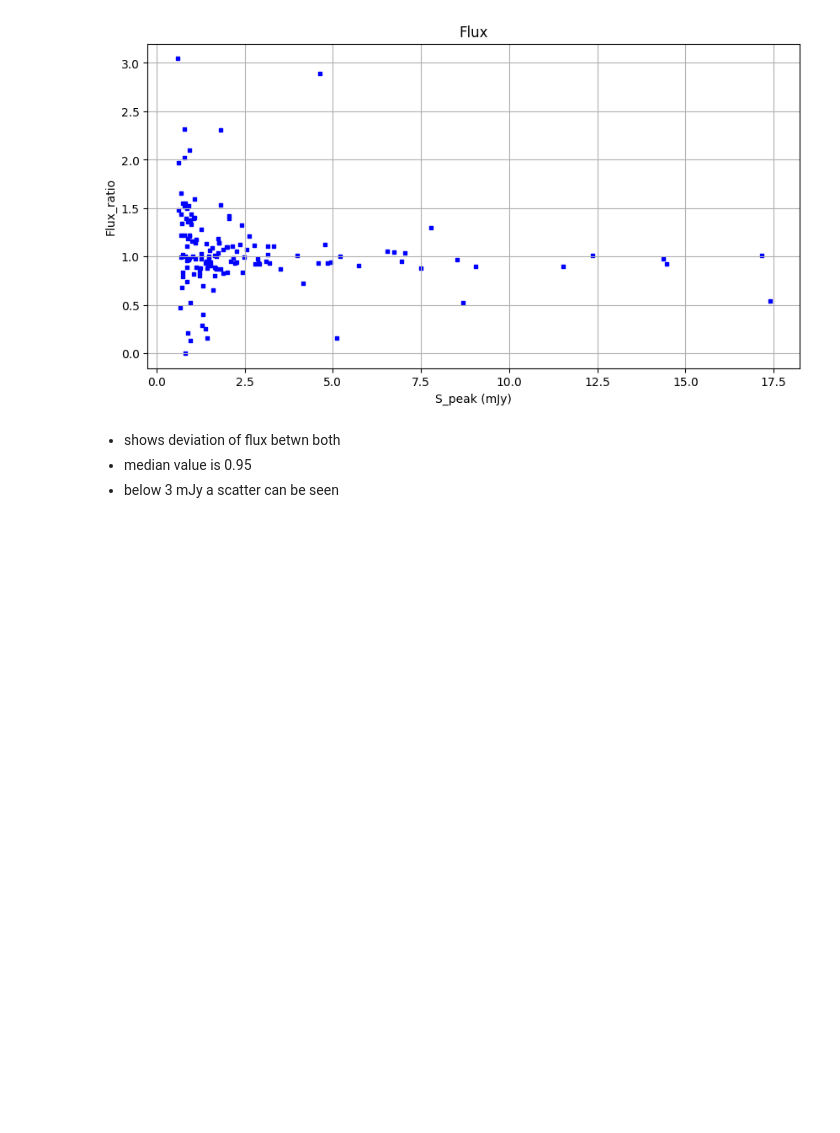
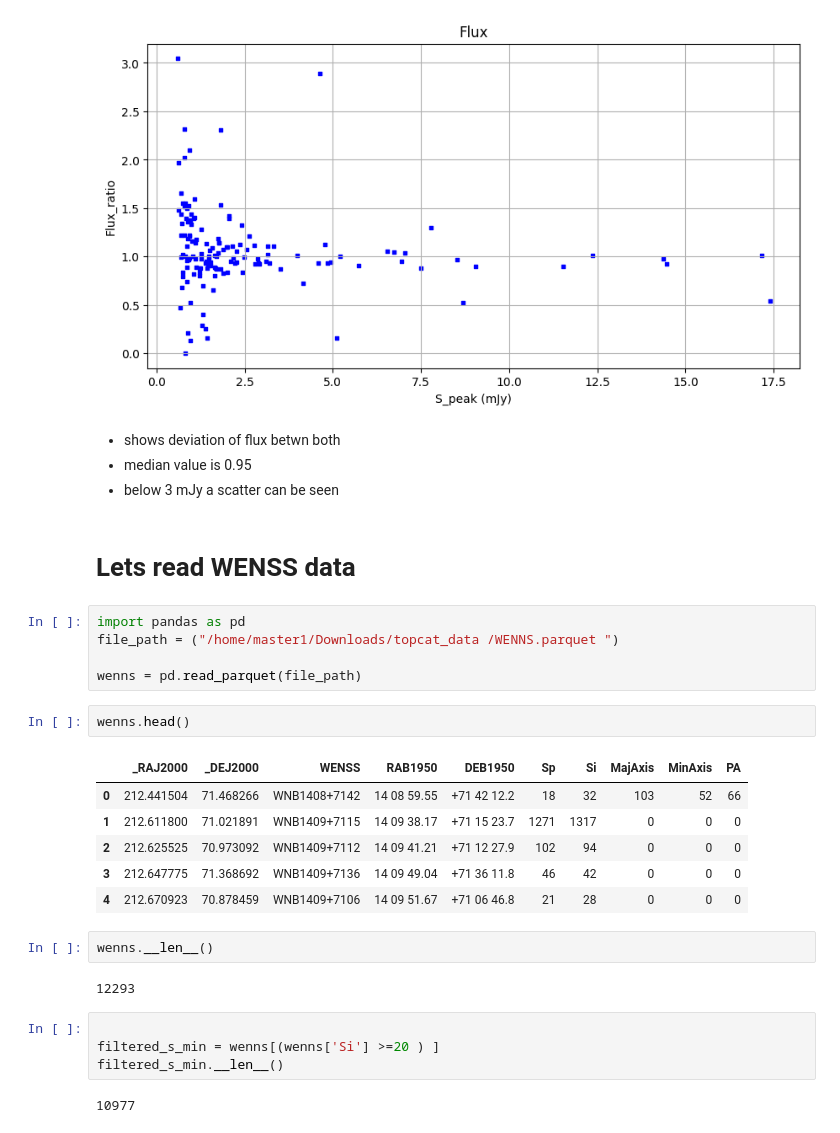
Before and after one commit to Darkandpure/Data-mining-for-transients-, a Jupyter notebook: Data_read.ipynb, the cells around one changed output. Drawn from its saved outputs; the diff is of its cells as text; blank space fills up the shorter version.

```diff
--- a/Data_read.ipynb
+++ b/Data_read.ipynb
@@ -261,3 +256,29 @@ plt.show()
 - shows deviation of flux betwn both
  - median value is 0.95
  - below 3 mJy a scatter can be seen
+# %% [markdown]
+# Lets read WENSS data
+# %%
+import pandas as pd
+file_path = ("/home/master1/Downloads/topcat_data /WENNS.parquet ")
+
+wenns = pd.read_parquet(file_path)
+# %%
+wenns.head()
+# %% [output]
+|  | _RAJ2000 | _DEJ2000 | WENSS | RAB1950 | DEB1950 | Sp | Si | MajAxis | MinAxis | PA |
+| 0 | 212.441504 | 71.468266 | WNB1408+7142 | 14 08 59.55 | +71 42 12.2 | 18 | 32 | 103 | 52 | 66 |
+| 1 | 212.611800 | 71.021891 | WNB1409+7115 | 14 09 38.17 | +71 15 23.7 | 1271 | 1317 | 0 | 0 | 0 |
+| 2 | 212.625525 | 70.973092 | WNB1409+7112 | 14 09 41.21 | +71 12 27.9 | 102 | 94 | 0 | 0 | 0 |
+| 3 | 212.647775 | 71.368692 | WNB1409+7136 | 14 09 49.04 | +71 36 11.8 | 46 | 42 | 0 | 0 | 0 |
+| 4 | 212.670923 | 70.878459 | WNB1409+7106 | 14 09 51.67 | +71 06 46.8 | 21 | 28 | 0 | 0 | 0 |
+# %%
+wenns.__len__()
+# %% [output]
+12293
+# %%
+
+filtered_s_min = wenns[(wenns['Si'] >=20 ) ]
+filtered_s_min.__len__()
+# %% [output]
+10977
```
Also changed, not shown: parts of 2 cells of this notebook, 1 other file.
